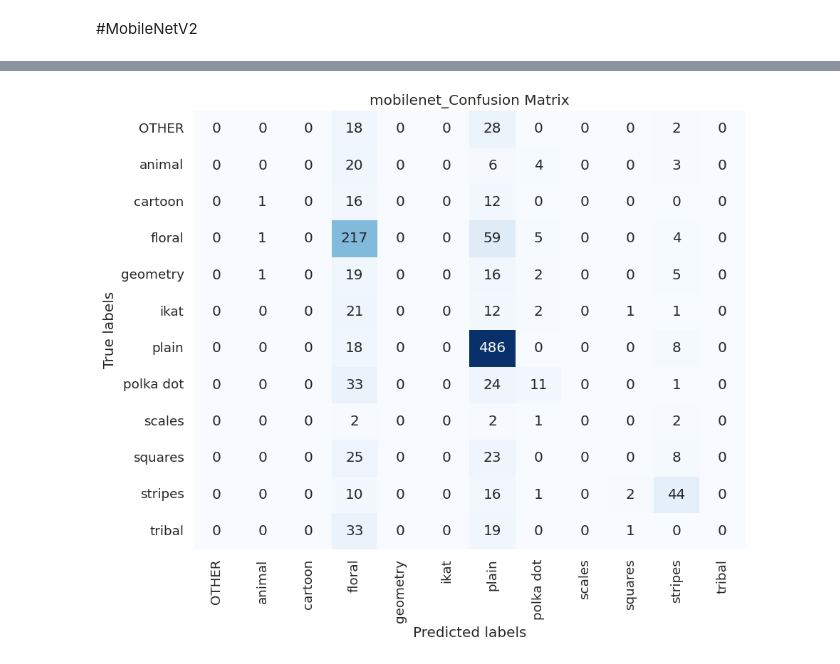
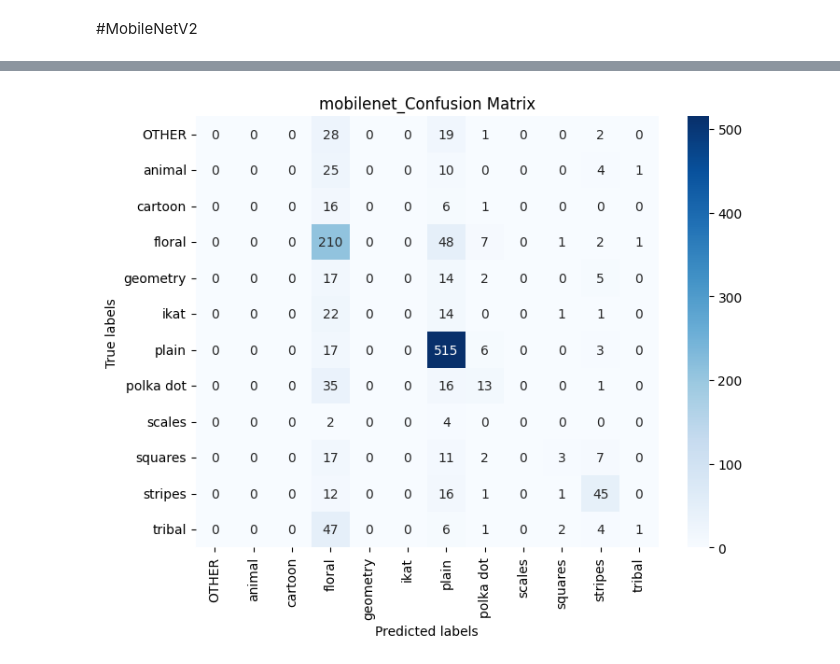
Before and after one commit to thuhinkhanna/COMP-6721-Project, a Jupyter notebook: AI_Project_Fashion_Patterns_Dataset.ipynb, the cells around one changed output, grey strips where cells are left out. Saved outputs shown, nothing was run; the diff lists cells and outputs as text; code cells hidden in the pictures.

```diff
--- a/AI_Project_Fashion_Patterns_Dataset.ipynb
+++ b/AI_Project_Fashion_Patterns_Dataset.ipynb
@@ -349,7 +347,7 @@ criterion = nn.CrossEntropyLoss()
 #criterion = nn.MultiLabelSoftMarginLoss()
 #69.41%
 #criterion = nn.MSELoss()
-optimizer = optim.SGD(model.parameters(), lr=0.001, momentum=0.9)
+optimizer = optim.SGD(vgg_model.parameters(), lr=0.001, momentum=0.9)
 #optimizer = optim.Adam(model.parameters(), lr=0.001)
 # %%
 num_epochs=10
@@ -714,11 +717,11 @@ import torch.nn as nn
 from collections import Counter
 import torch
 # Define the model
-model = models.mobilenet_v2(pretrained=False)  # Using MobileNetV2
-num_features = model.classifier[-1].in_features
+mobilenet_model = models.mobilenet_v2(pretrained=False)  # Using MobileNetV2
+num_features = mobilenet_model.classifier[-1].in_features
 num_classes =  len(dataset.classes)
-model.classifier[-1] = nn.Linear(num_features, num_classes)
-model = model.to(device)
+mobilenet_model.classifier[-1] = nn.Linear(num_features, num_classes)
+mobilenet_model = mobilenet_model.to(device)
 # %%
 import torch.optim as optim
 from torch.optim import lr_scheduler
@@ -727,7 +730,7 @@ criterion = nn.CrossEntropyLoss()
 #criterion = nn.MultiLabelSoftMarginLoss()
 #69.41%
 #criterion = nn.MSELoss()
-optimizer = optim.SGD(model.parameters(), lr=0.001, momentum=0.9)
+optimizer = optim.SGD(mobilenet_model.parameters(), lr=0.001, momentum=0.9)
 #optimizer = optim.Adam(model.parameters(), lr=0.001)
 
 num_epochs=10
@@ -741,7 +744,7 @@ val_accuracies = []
 train_accuracies= []
 # Training loop
 for epoch in range(num_epochs):
-    model.train()
+    mobilenet_model.train()
     running_loss = 0.0
     train_correct = 0
     train_total = 0
@@ -750,7 +753,7 @@ for epoch in range(num_epochs):
         images = images.to(device)
         labels=labels.to(device)
         optimizer.zero_grad()
-        outputs = model(images)
+        outputs = mobilenet_model(images)
 
         # Convert labels to tensors
         loss = criterion(outputs, labels)
@@ -766,14 +769,14 @@ for epoch in range(num_epochs):
     train_accuracy = (train_correct / train_total) * 100
 
     # Validation loop
-    model.eval()
+    mobilenet_model.eval()
     val_loss = 0.0
     val_correct = 0
     val_total = 0
     with torch.no_grad():
         for images, labels in val_loader:
             images = images.to(device)
-            outputs = model(images)
+            outputs = mobilenet_model(images)
             labels=labels.to(device)
 
             # Convert labels to tensors
@@ -834,36 +837,58 @@ Epoch 10/10, Training Loss: 1.3426, Validation Loss: 1.3407, Train Accuracy: 62.
 # %%
-from sklearn.metrics import confusion_matrix,ConfusionMatrixDisplay
+import torch
 import numpy as np
+import matplotlib.pyplot as plt
 import seaborn as sns
-import pandas as pd
-model.eval()
-test_correct = 0
-test_total = 0
-true_labels = []
-pred_labels = []
-with torch.no_grad():
-    for images, labels in test_loader:
-        images = images.to(device)
-        labels = labels.to(device)
-        outputs = model(images)
-        _, predicted = torch.max(outputs, 1)
-        test_total += labels.size(0)
-        test_correct += (predicted == labels).sum().item()
-        true_labels.extend(labels.data.cpu().numpy())
-        pred_labels.extend(predicted.data.cpu().numpy())
+from sklearn.metrics import confusion_matrix, f1_score
 
+accuracy_history = []
+loss_history = []
 
-print(f'Test Accuracy: {(test_correct/test_total)*100:.2f}%')
+def test_model(model, test_loader, criterion, device):
+    model.eval()
 
-# Calculate confusion matrix
-conf_matrix = confusion_matrix(true_labels, pred_labels)
+    test_loss = 0.0
+    correct = 0
+    total = 0
+    all_predictions = []
+    all_labels = []
+
+    with torch.no_grad():
+        for inputs, labels in test_loader:
+            inputs = inputs.to(device)
+            labels = labels.to(device)
+
+            outputs = model(inputs)
+            loss = criterion(outputs, labels)
+            test_loss += loss.item() * inputs.size(0)
+
+            _, predicted = torch.max(outputs, 1)
+            correct += (predicted == labels).sum().item()
+            total += labels.size(0)
+
+            accuracy = correct / total
+            loss_history.append(loss.item())
+            accuracy_history.append(accuracy)
+
+            all_predictions.extend(predicted.cpu().numpy())
+            all_labels.extend(labels.cpu().numpy())
+
+    test_accuracy = (correct / total)*100
+    test_loss = test_loss / total
+    f1 = f1_score(all_labels, all_predictions, average='weighted')
+    cm = confusion_matrix(all_labels, all_predictions)
+
+    return test_accuracy, test_loss, f1, cm
+
+test_accuracy, test_loss, f1, confusion_matrix = test_model(mobilenet_model, test_loader, criterion, device)
+
+print(f'Testing Accuracy: {test_accuracy}')
+print(f'Testing Loss: {test_loss}')
+print(f'F1 Score: {f1}')
 class_names=dataset.classes
-
-# Plot confusion matrix
-plt.figure(figsize=(10, 8))
-sns.set(font_scale=1.2)  # Adjust font scale for better visualization
-sns.heatmap(conf_matrix, annot=True, fmt='d', cmap='Blues', cbar=False,
-            xticklabels=class_names, yticklabels=class_names)
+# conf matrix
+plt.figure(figsize=(8, 6))
+sns.heatmap(confusion_matrix, annot=True, cmap="Blues", fmt="d", xticklabels=class_names, yticklabels=class_names)
 plt.xlabel('Predicted labels')
 plt.ylabel('True labels')
 plt.title('mobilenet_Confusion Matrix')
@@ -873 +900 @@ Test Accuracy: 60.83%
-[figure, old version]
+[figure, new version]
```
Also changed, not shown: parts of 11 cells of this notebook.
